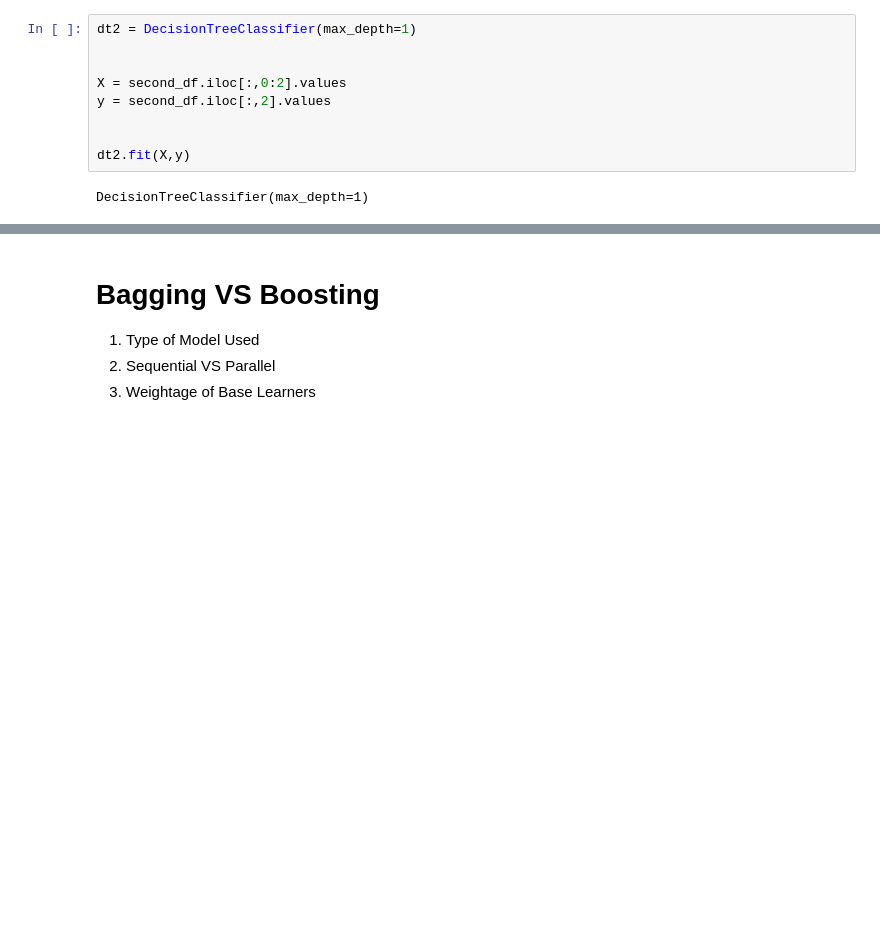
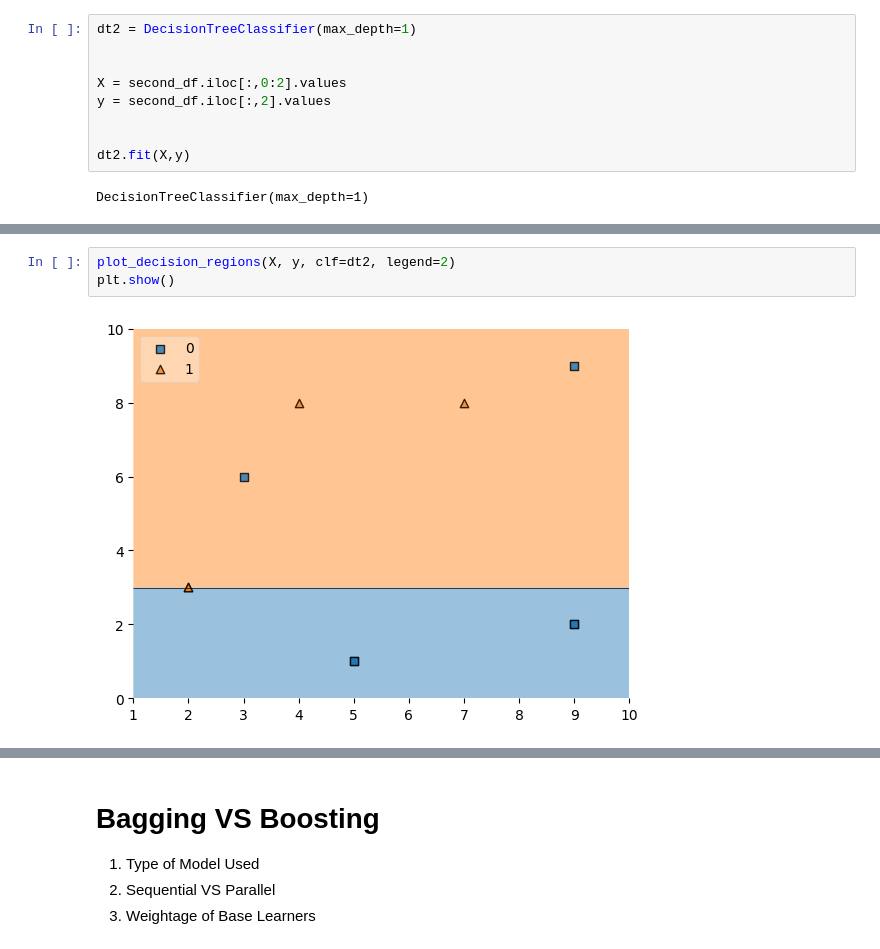
Before and after one commit to ahmedfakhar747/machine-learning-notebooks, a Jupyter notebook: 50_AdaBoost_Intuition_and_Implementation.ipynb, the cells around one changed output, grey strips where cells are left out. Saved outputs shown, nothing was run; the diff lists cells and outputs as text; blank space fills up the shorter version.

```diff
--- a/50_AdaBoost_Intuition_and_Implementation.ipynb
+++ b/50_AdaBoost_Intuition_and_Implementation.ipynb
@@ -205,0 +207,5 @@ DecisionTreeClassifier(max_depth=1)
+# %%
+plot_decision_regions(X, y, clf=dt2, legend=2)
+plt.show()
+# %% [output]
+[figure, added]
```
Also changed, not shown: parts of 25 cells of this notebook.
